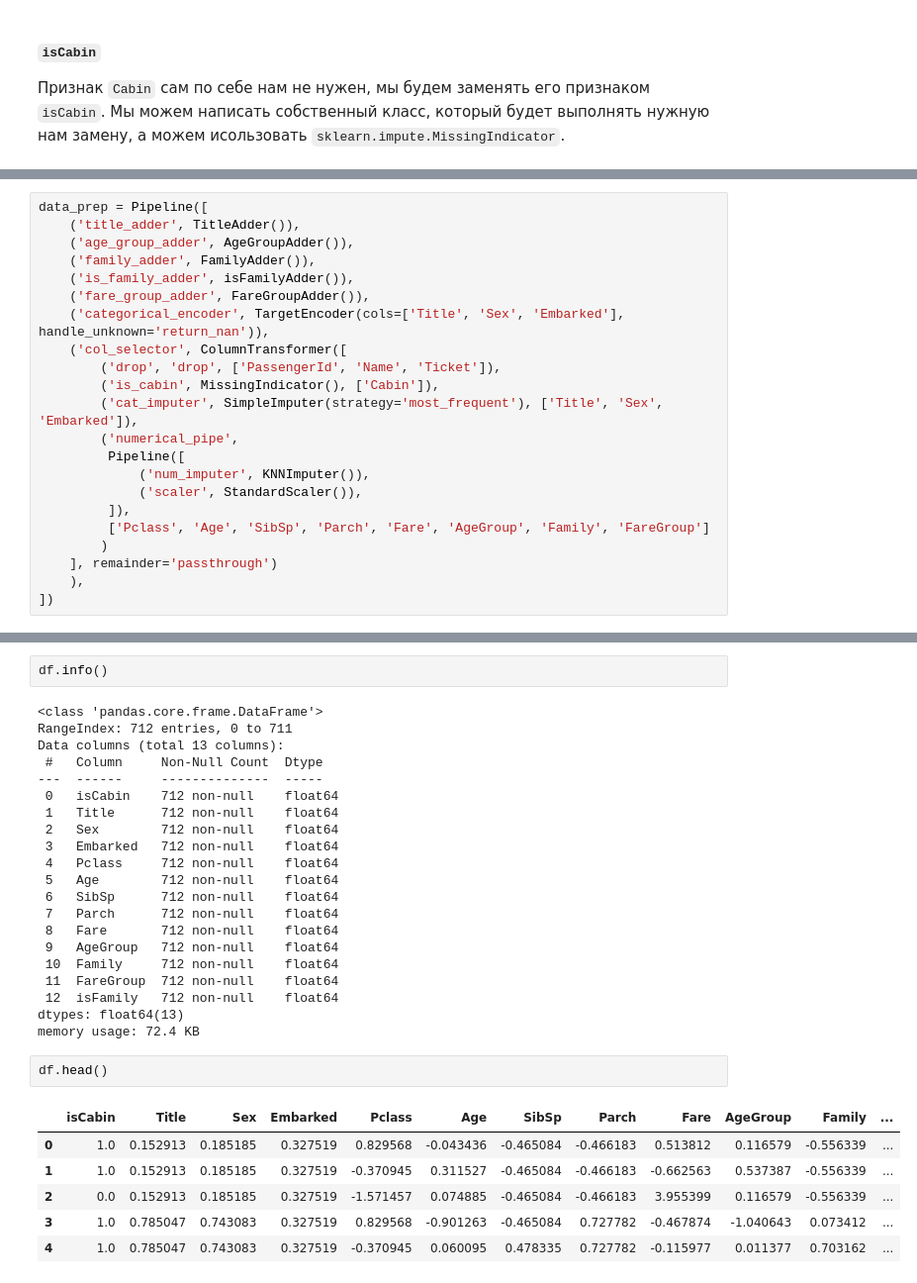
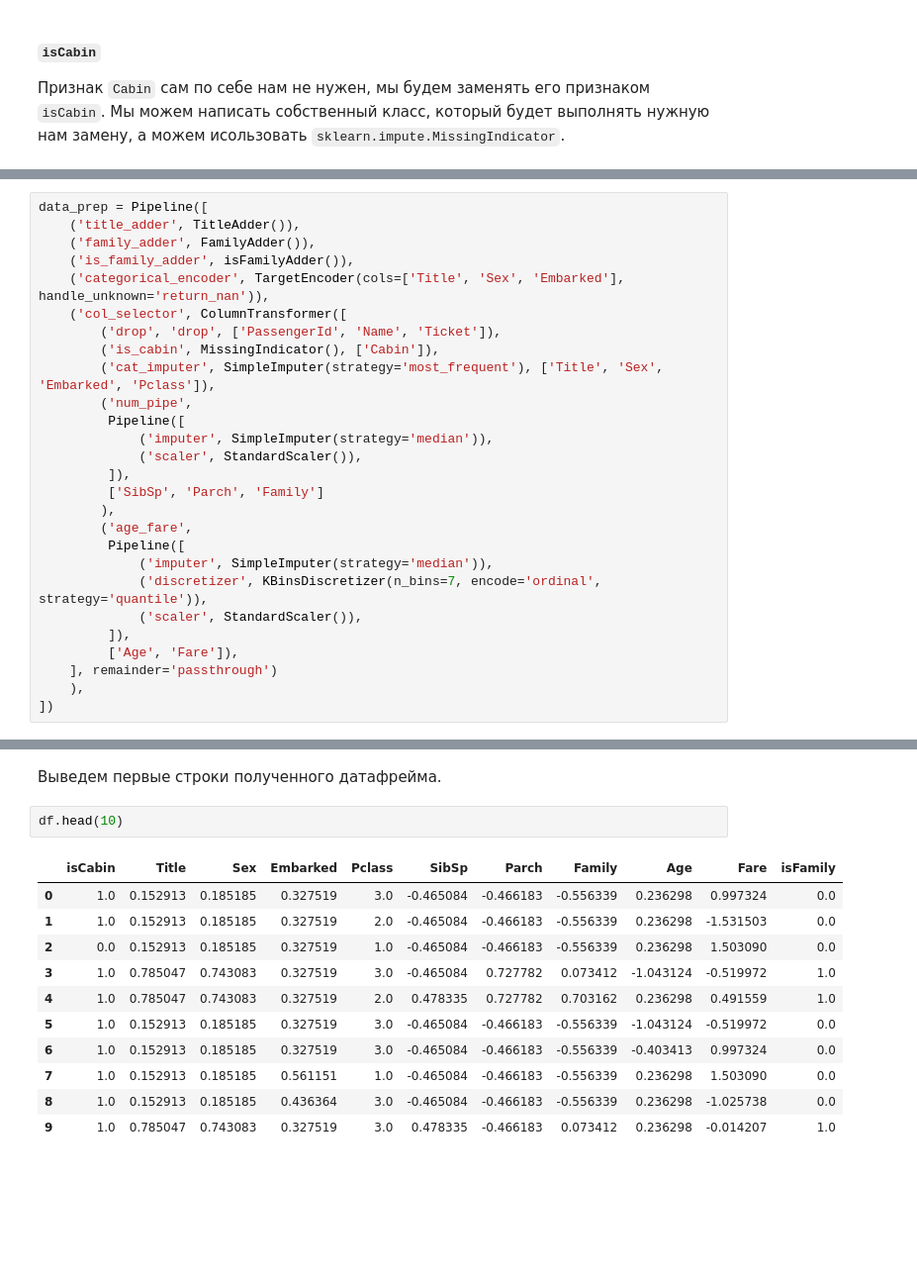
Before and after one commit to AlekseiBogachev/Titanic-Machine-Learning-from-Disaster, a Jupyter notebook: sources/Titanic-Machine-Learning-from-Disaster.ipynb, the cells around one changed output, grey strips where cells are left out. Shown at 99% size. Drawn from its saved outputs; the diff is of its cells as text; blank space fills up the shorter version.

```diff
--- a/sources/Titanic-Machine-Learning-from-Disaster.ipynb
+++ b/sources/Titanic-Machine-Learning-from-Disaster.ipynb
@@ -1138,22 +1142,27 @@ class FareGroupAdder(BaseEstimator, TransformerMixin):
 # %%
 data_prep = Pipeline([
     ('title_adder', TitleAdder()),
-    ('age_group_adder', AgeGroupAdder()),
     ('family_adder', FamilyAdder()),
     ('is_family_adder', isFamilyAdder()),
-    ('fare_group_adder', FareGroupAdder()),
     ('categorical_encoder', TargetEncoder(cols=['Title', 'Sex', 'Embarked'], handle_unknown='return_nan')),
     ('col_selector', ColumnTransformer([
         ('drop', 'drop', ['PassengerId', 'Name', 'Ticket']),
         ('is_cabin', MissingIndicator(), ['Cabin']),
-        ('cat_imputer', SimpleImputer(strategy='most_frequent'), ['Title', 'Sex', 'Embarked']),
-        ('numerical_pipe',
+        ('cat_imputer', SimpleImputer(strategy='most_frequent'), ['Title', 'Sex', 'Embarked', 'Pclass']),
+        ('num_pipe',
          Pipeline([
-             ('num_imputer', KNNImputer()),
+             ('imputer', SimpleImputer(strategy='median')),
              ('scaler', StandardScaler()),
          ]),
-         ['Pclass', 'Age', 'SibSp', 'Parch', 'Fare', 'AgeGroup', 'Family', 'FareGroup']
-        )
+         ['SibSp', 'Parch', 'Family']
+        ),
+        ('age_fare',
+         Pipeline([
+             ('imputer', SimpleImputer(strategy='median')),
+             ('discretizer', KBinsDiscretizer(n_bins=7, encode='ordinal', strategy='quantile')),
+             ('scaler', StandardScaler()),
+         ]),
+         ['Age', 'Fare']),
     ], remainder='passthrough')
     ),
 ])
@@ -1175,35 +1190,19 @@ cols = [
 ]
 
 df = pd.DataFrame(data_prep.fit_transform(X_train, y_train), columns=cols)
-# %%
-df.info()
-# %% [output]
-<class 'pandas.core.frame.DataFrame'>
-RangeIndex: 712 entries, 0 to 711
-Data columns (total 13 columns):
- #   Column     Non-Null Count  Dtype
----  ------     --------------  -----
- 0   isCabin    712 non-null    float64
- 1   Title      712 non-null    float64
- 2   Sex        712 non-null    float64
- 3   Embarked   712 non-null    float64
- 4   Pclass     712 non-null    float64
- 5   Age        712 non-null    float64
- 6   SibSp      712 non-null    float64
- 7   Parch      712 non-null    float64
- 8   Fare       712 non-null    float64
- 9   AgeGroup   712 non-null    float64
- 10  Family     712 non-null    float64
- 11  FareGroup  712 non-null    float64
- 12  isFamily   712 non-null    float64
-dtypes: float64(13)
-memory usage: 72.4 KB
+# %% [markdown]
+Выведем первые строки полученного датафрейма.
 # %%
-df.head()
+df.head(10)
 # %% [output]
-|  | isCabin | Title | Sex | Embarked | Pclass | Age | SibSp | Parch | Fare | AgeGroup | Family | ... |
-| 0 | 1.0 | 0.152913 | 0.185185 | 0.327519 | 0.829568 | -0.043436 | -0.465084 | -0.466183 | 0.513812 | 0.116579 | -0.556339 | ... |
-| 1 | 1.0 | 0.152913 | 0.185185 | 0.327519 | -0.370945 | 0.311527 | -0.465084 | -0.466183 | -0.662563 | 0.537387 | -0.556339 | ... |
-| 2 | 0.0 | 0.152913 | 0.185185 | 0.327519 | -1.571457 | 0.074885 | -0.465084 | -0.466183 | 3.955399 | 0.116579 | -0.556339 | ... |
-| 3 | 1.0 | 0.785047 | 0.743083 | 0.327519 | 0.829568 | -0.901263 | -0.465084 | 0.727782 | -0.467874 | -1.040643 | 0.073412 | ... |
-| 4 | 1.0 | 0.785047 | 0.743083 | 0.327519 | -0.370945 | 0.060095 | 0.478335 | 0.727782 | -0.115977 | 0.011377 | 0.703162 | ... |
+|  | isCabin | Title | Sex | Embarked | Pclass | SibSp | Parch | Family | Age | Fare | isFamily |
+| 0 | 1.0 | 0.152913 | 0.185185 | 0.327519 | 3.0 | -0.465084 | -0.466183 | -0.556339 | 0.236298 | 0.997324 | 0.0 |
+| 1 | 1.0 | 0.152913 | 0.185185 | 0.327519 | 2.0 | -0.465084 | -0.466183 | -0.556339 | 0.236298 | -1.531503 | 0.0 |
+| 2 | 0.0 | 0.152913 | 0.185185 | 0.327519 | 1.0 | -0.465084 | -0.466183 | -0.556339 | 0.236298 | 1.503090 | 0.0 |
+| 3 | 1.0 | 0.785047 | 0.743083 | 0.327519 | 3.0 | -0.465084 | 0.727782 | 0.073412 | -1.043124 | -0.519972 | 1.0 |
+| 4 | 1.0 | 0.785047 | 0.743083 | 0.327519 | 2.0 | 0.478335 | 0.727782 | 0.703162 | 0.236298 | 0.491559 | 1.0 |
+| 5 | 1.0 | 0.152913 | 0.185185 | 0.327519 | 3.0 | -0.465084 | -0.466183 | -0.556339 | -1.043124 | -0.519972 | 0.0 |
+| 6 | 1.0 | 0.152913 | 0.185185 | 0.327519 | 3.0 | -0.465084 | -0.466183 | -0.556339 | -0.403413 | 0.997324 | 0.0 |
+| 7 | 1.0 | 0.152913 | 0.185185 | 0.561151 | 1.0 | -0.465084 | -0.466183 | -0.556339 | 0.236298 | 1.503090 | 0.0 |
+| 8 | 1.0 | 0.152913 | 0.185185 | 0.436364 | 3.0 | -0.465084 | -0.466183 | -0.556339 | 0.236298 | -1.025738 | 0.0 |
+| 9 | 1.0 | 0.785047 | 0.743083 | 0.327519 | 3.0 | 0.478335 | -0.466183 | 0.073412 | 0.236298 | -0.014207 | 1.0 |
```
Also changed, not shown: parts of 19 cells of this notebook.
